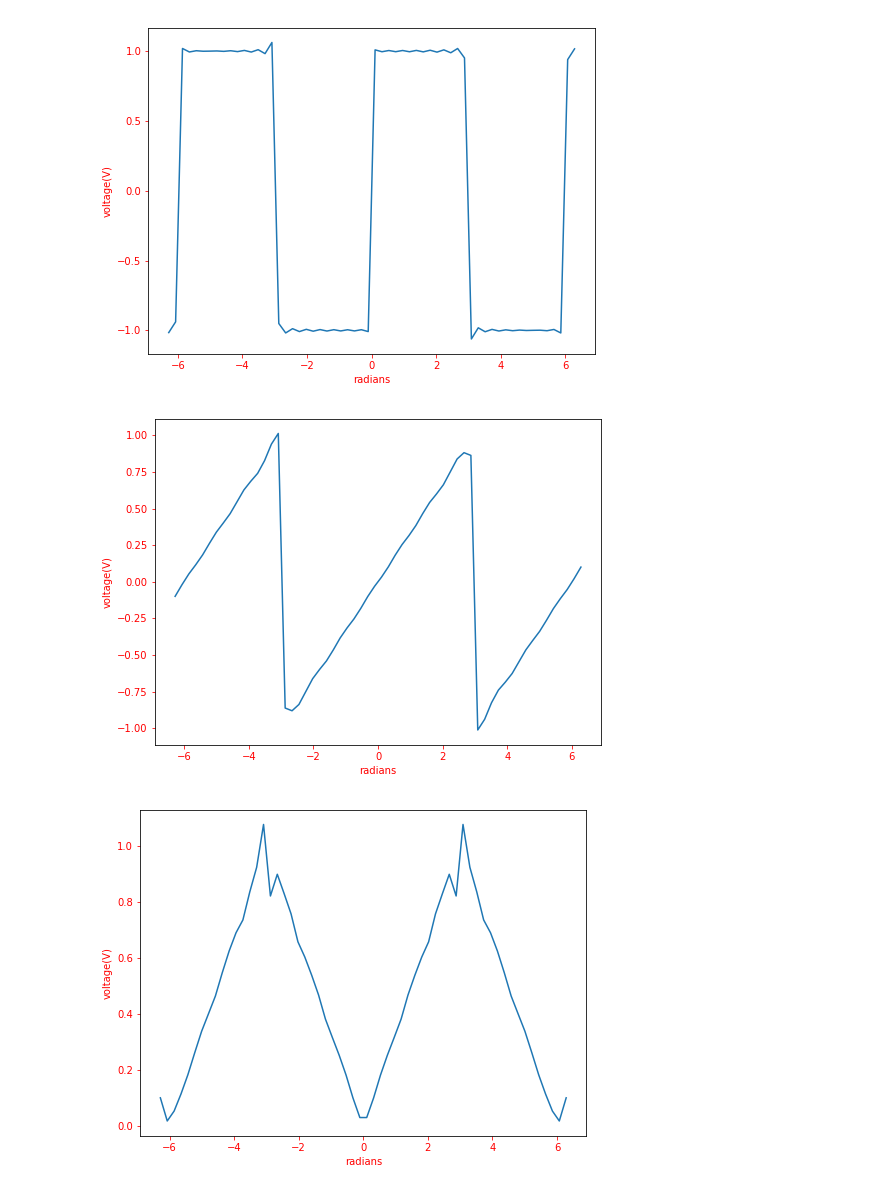
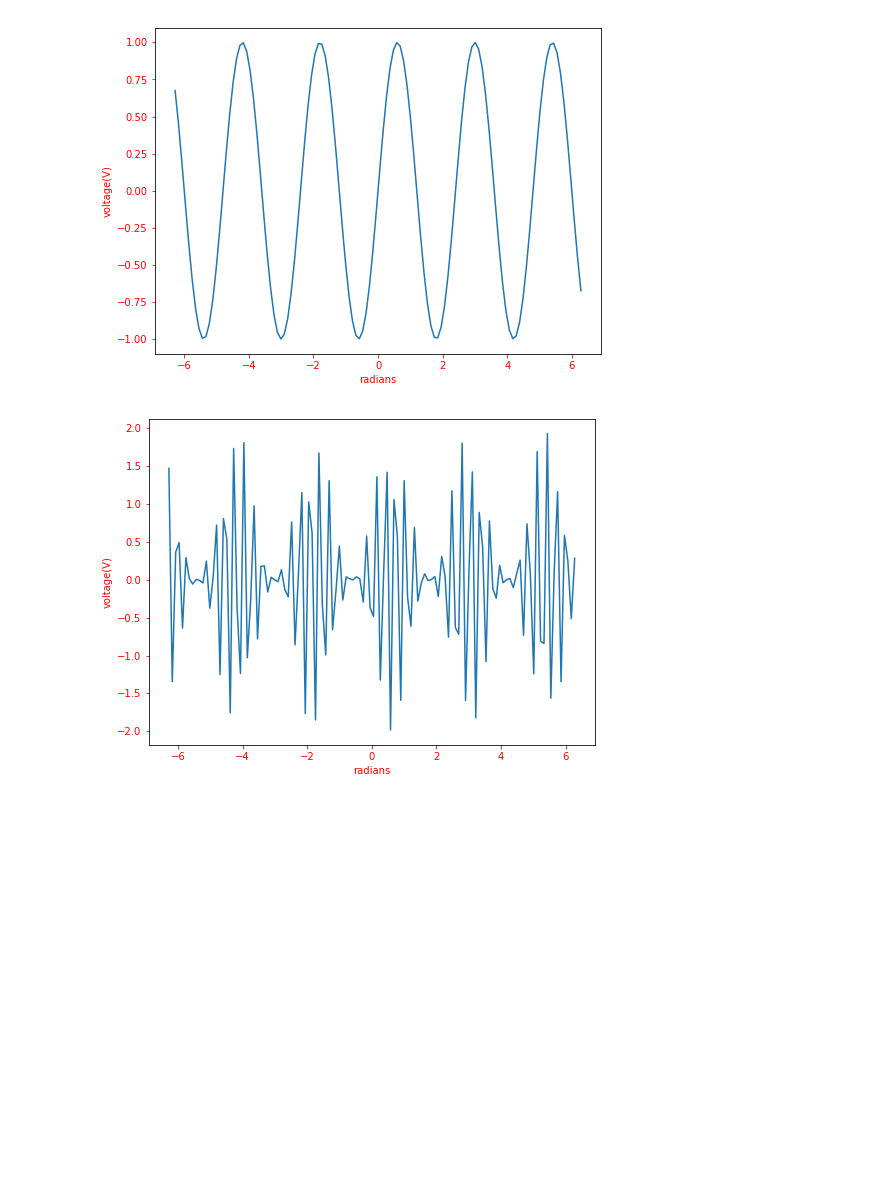
Before and after one commit to pludehn/FFTGUI, a Jupyter notebook: SignalGenerator.ipynb, the cells around one changed output. Cells and saved outputs as stored; diff of their text form; code cells hidden in the pictures; blank space fills up the shorter version.

```diff
--- a/SignalGenerator.ipynb
+++ b/SignalGenerator.ipynb
@@ -108,38 +108,72 @@ class Signal(object):
     def multiply(self, sig):
         self.fig()
         x1 = np.linspace(-2*np.pi, 2*np.pi, self.Fs)
         x2 = np.linspace(-2*np.pi, 2*np.pi, sig.Fs)
         plt.plot(x1, self.op(self.wtype, x1) * sig.op(sig.wtype,x2))
 
     def add(self,sig):
         self.fig()
         x= np.linspace(-2*np.pi, 2*np.pi, self.Fs)
         plt.plot(x, self.op(self.wtype,x) + sig.op(sig.wtype,x))
 
     def subtract(self, sig):
         self.fig()
         x = np.linspace(-2*np.pi, 2*np.pi, self.Fs)
         plt.plot(x, self.op(self.wtype,x) - sig.op(sig.wtype,x))
 
+class Modulation(Signal):
+    m = 1
+    def __init__(self, centerFreq, amplitude, m):
+        self.f = centerFreq
+        self.a = amplitude
+        self.wtype = 0
+        self.m = m
+    def modindex(self,modindex):
+        self.m = modindex
+    def AM(self, sig):
+        self.fig()
+        x = np.linspace(-2*np.pi, 2*np.pi, sig.Fs)
+        if (self.wtype == 0):
+            plt.plot(x, ((self.m*sig.op(sig.wtype,x))+1)*np.cos(2*np.pi*x*self.f)*self.a)
+        else:
+            plt.plot(x, (sig.op(sig.wtype,x)+1)*(self.op(self.wtype,x)))
+        plt.show()
+    def FM(self,sig):
+        self.fig()
+        x = np.linspace(-2*np.pi, 2*np.pi, sig.Fs)
+        if (self.wtype == 0):
+            plt.plot(x, sig.a* np.cos(2*np.pi*sig.f*x + self.m*np.sin(2*np.pi*self.f*x)))
+        else:
+            sig.shift = self.op(sig.wtype,x) * self.m
+            plt.plot(x, sig.a * sig.op(sig.wtype,x))
+        plt.show()
+    #v(t) = Ac cos(2pifct + mSin(2pifmt))
+
+
+
 
 ###################################################################################################################################
 #Create a signal object instance. sig1 = Signal(frequency,amplitude,timeshift)
 #sig1.square(sampling frequency, harmonics) creates a square wave with characteristics determined by Signal constructor.
 #sig1.sine(sampling frequency)
 #sig1.triangle(sampling frequency, harmonics)
 #sig1.sawtooth(sampling frequency, harmonics)
 #Create a second signal object instance, and set parameters.
 #sig1.add(sig2) adds sig2 to sig 1.
 #sig1.subtract(sig2) subtracts sig2 from sig1.
 #sig1.multiply(sig2) multiples sig2 by sig1.
+#mod = Modulation creates an object instance which takes a center freq and amplitude.
+#mod.AM(sig) translates the spectrum of sig to the modulation's center freq. (Amplitude Modulation)
+#To modualte using another kind of waveform, do: mod.sine, mod.square, mod.triangle, mod.sawtooth. Then do mod.AM(sig1)
 
 
-sig1=Signal(10,1,0)
-sig1.square(60,50)
-sig2=Signal(10,1,0)
-sig2.sawtooth(60,50)
-sig1.multiply(sig2)
+sig1=Signal(50,1,0)
+sig1.sine(120)
+#sig2=Signal(10,1,0)
+#sig2.sine(100)
+#sig1.multiply(sig2)
+mod = Modulation(25, 1, 1)
+mod.AM(sig1)
 # %% [output]
-[figure, old version]
+[figure, new version]
-[figure, old version]
+[figure, new version]
-[figure, removed]
```
